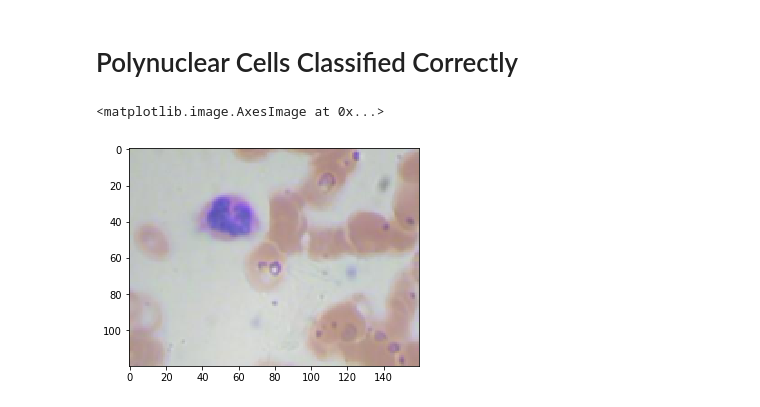
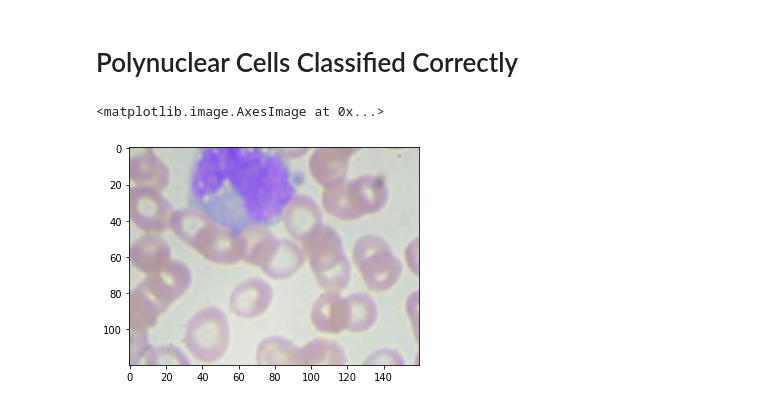
Before and after one commit to xhxuciedu/CS284A, a Jupyter notebook: wbc-classification/notebooks/binary_training.ipynb, the cells around one changed output. Cells and saved outputs as stored; diff of their text form; code cells hidden in the pictures.

```diff
--- a/wbc-classification/notebooks/binary_training.ipynb
+++ b/wbc-classification/notebooks/binary_training.ipynb
@@ -143,5 +143,5 @@ train_loader = torch.utils.data.DataLoader(dataset=train_dataset,
                                            shuffle=True)
 
 test_loader = torch.utils.data.DataLoader(dataset=test_dataset,
-                                          batch_size=batch_size,
+                                          batch_size=len(test_dataset),
                                           shuffle=False)
@@ -392,8 +358,8 @@ plt.imshow(cv2.cvtColor(img, cv2.COLOR_BGR2RGB))
 # %%
 true_positive_polynuclear = np.intersect1d(np.where(y_pred == 0), np.where(y_test == 0))
 # %%
-img = X_test[true_positive_polynuclear[21]]
+img = X_test[true_positive_polynuclear[0]].astype('float32')
 plt.imshow(cv2.cvtColor(img, cv2.COLOR_BGR2RGB))
 # %% [output]
 <matplotlib.image.AxesImage at 0x...>
-[figure, old version]
+[figure, new version]
```
Also changed, not shown: parts of 12 cells of this notebook.
